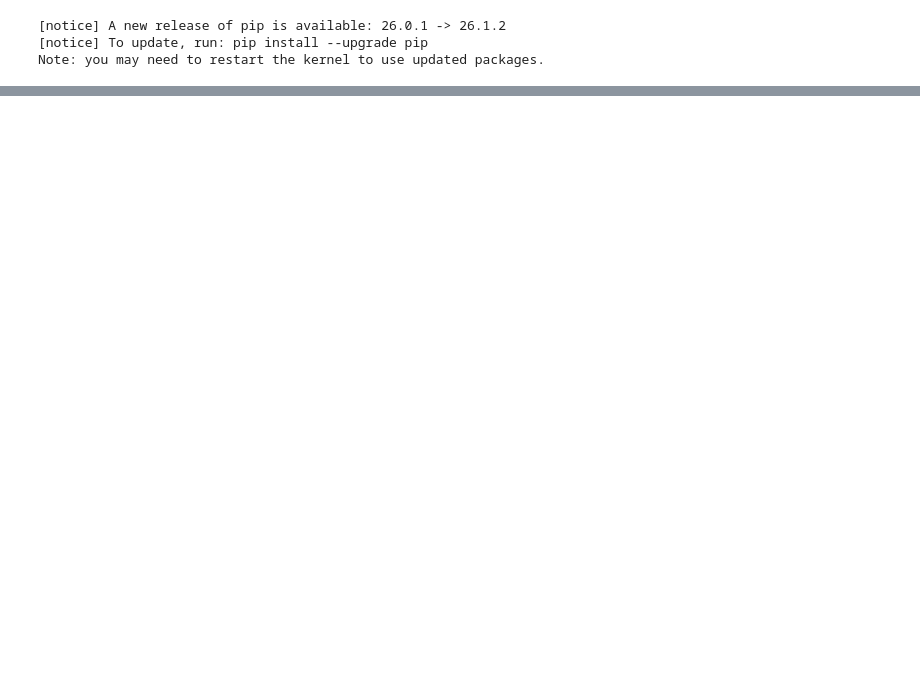
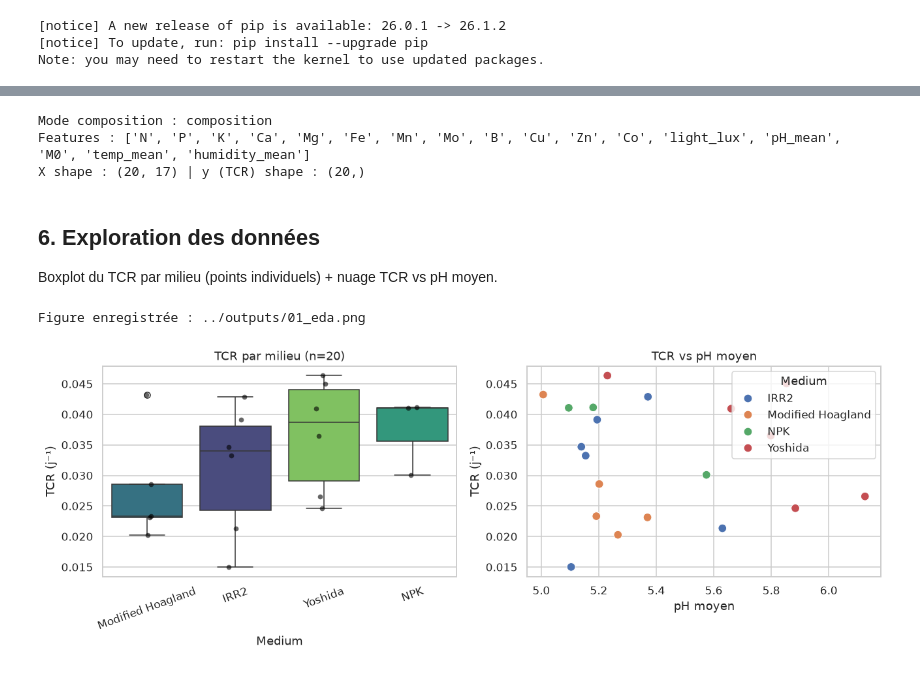
Before and after one commit to chaimagazzeh/Azolla-growth, a Jupyter notebook: notebooks/approach1_biomass_model.ipynb, the cells around one changed output, grey strips where cells are left out. Saved outputs shown, nothing was run; the diff lists cells and outputs as text; code cells hidden in the pictures; blank space fills up the shorter version.

```diff
--- a/notebooks/approach1_biomass_model.ipynb
+++ b/notebooks/approach1_biomass_model.ipynb
@@ -513,0 +111,12 @@ discutée théoriquement. Détails : `RESULTS_AND_LIMITATIONS.md`.
+# %%
+ph_agg = raw.groupby("bac_id")["pH"].agg(pH_mean="mean", pH_std="std").reset_index()
+bio = raw.groupby("bac_id")[["M0", "M21"]].first().reset_index()
+meta = raw.groupby("bac_id")[["Medium", "Bloc"]].first().reset_index()
+
+bac = meta.merge(bio, on="bac_id").merge(ph_agg, on="bac_id")
+bac["light_lux"] = bac["Bloc"].map(LUX_BY_TABLE)
+bac["TCR"] = np.log(bac["M21"] / bac["M0"]) / T_DAYS
+
+print("Bacs :", len(bac))
+print(bac.groupby("Medium").size())
+bac.sort_values(["Medium", "Bloc"]).reset_index(drop=True)
@@ -513,0 +294,20 @@ discutée théoriquement. Détails : `RESULTS_AND_LIMITATIONS.md`.
+# %%
+def load_medium_features(bac_df, csv_path=COMPOSITION_CSV):
+    comp = pd.read_csv(csv_path)
+    comp = comp.rename(columns={comp.columns[0]: "Medium"})
+    nutrient_cols = [col for col in comp.columns if col != "Medium"]
+    comp[nutrient_cols] = comp[nutrient_cols].apply(pd.to_numeric, errors="coerce")
+    filled = comp[nutrient_cols].notna().any().any()
+    usable = filled and comp.set_index("Medium").loc[
+        bac_df["Medium"].unique(), nutrient_cols].notna().any(axis=1).all()
+    if usable:
+        merged = bac_df.merge(comp, on="Medium", how="left")
+        print(f"Composition CSV utilisée ({len(nutrient_cols)} éléments) : {nutrient_cols}")
+        return merged, nutrient_cols, "composition"
+    print("CSV vide/incomplet -> encodage one-hot du milieu.")
+    dummies = pd.get_dummies(bac_df["Medium"], prefix="med")
+    merged = pd.concat([bac_df, dummies], axis=1)
+    return merged, list(dummies.columns), "onehot"
+
+bac_feat, nutrient_cols, mode = load_medium_features(bac20)
+bac_feat.head()
@@ -513,0 +331,30 @@ discutée théoriquement. Détails : `RESULTS_AND_LIMITATIONS.md`.
+# %%
+feature_cols = nutrient_cols + ["light_lux", "pH_mean", "M0", "temp_mean", "humidity_mean"]
+X = bac_feat[feature_cols].astype(float).fillna(0.0)
+y = bac_feat["TCR"].astype(float)
+print("Mode composition :", mode)
+print("Features :", feature_cols)
+print("X shape :", X.shape, "| y (TCR) shape :", y.shape)
+# %% [output]
+Mode composition : composition
+Features : ['N', 'P', 'K', 'Ca', 'Mg', 'Fe', 'Mn', 'Mo', 'B', 'Cu', 'Zn', 'Co', 'light_lux', 'pH_mean', 'M0', 'temp_mean', 'humidity_mean']
+X shape : (20, 17) | y (TCR) shape : (20,)
+# %% [markdown]
+## 6. Exploration des données
+
+Boxplot du TCR par milieu (points individuels) + nuage TCR vs pH moyen.
+# %%
+fig, ax = plt.subplots(1, 2, figsize=(12, 4.5))
+order = bac_feat.groupby("Medium")["TCR"].median().sort_values().index
+sns.boxplot(data=bac_feat, x="Medium", y="TCR", order=order, hue="Medium",
+            legend=False, ax=ax[0], palette="viridis")
+sns.stripplot(data=bac_feat, x="Medium", y="TCR", order=order, ax=ax[0],
+              color="black", size=5, alpha=.6)
+ax[0].set_title("TCR par milieu (n=20)"); ax[0].set_ylabel("TCR (j⁻¹)")
+ax[0].tick_params(axis="x", rotation=20)
+sns.scatterplot(data=bac_feat, x="pH_mean", y="TCR", hue="Medium", s=70, ax=ax[1])
+ax[1].set_title("TCR vs pH moyen"); ax[1].set_xlabel("pH moyen"); ax[1].set_ylabel("TCR (j⁻¹)")
+plt.tight_layout(); savefig("01_eda.png"); plt.show()
+# %% [output]
+Figure enregistrée : ../outputs/01_eda.png
+[figure, added]
```
Also changed, not shown: parts of 48 cells of this notebook, 12 other files.
